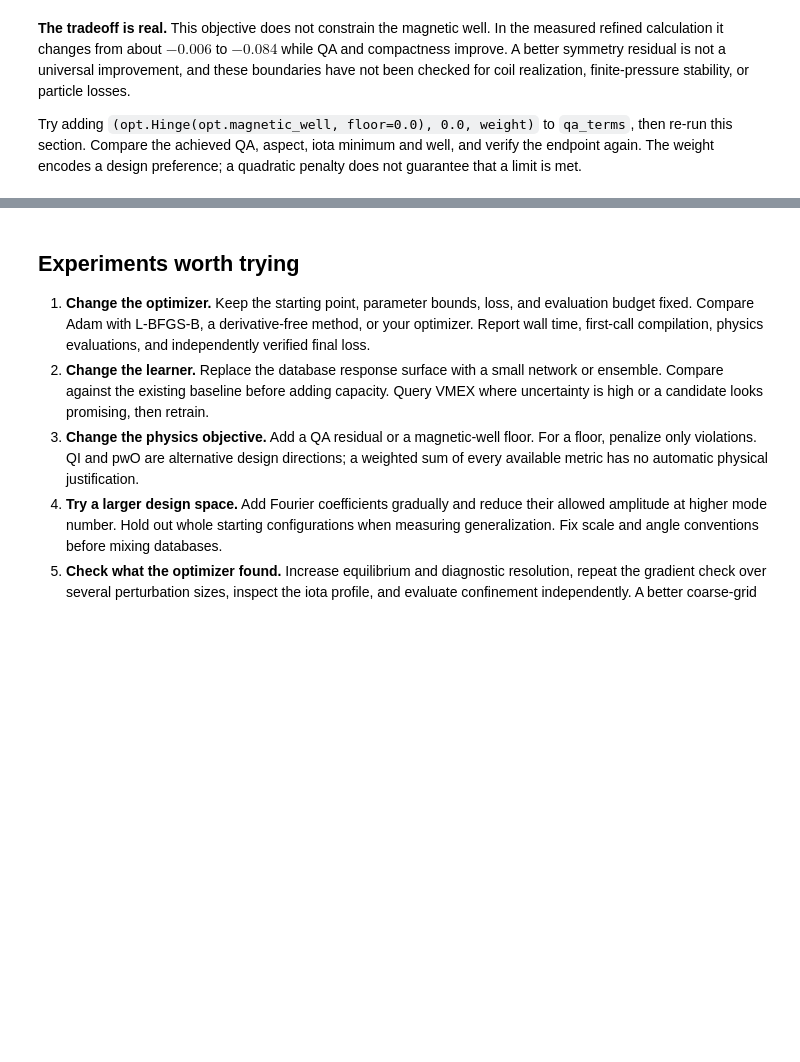
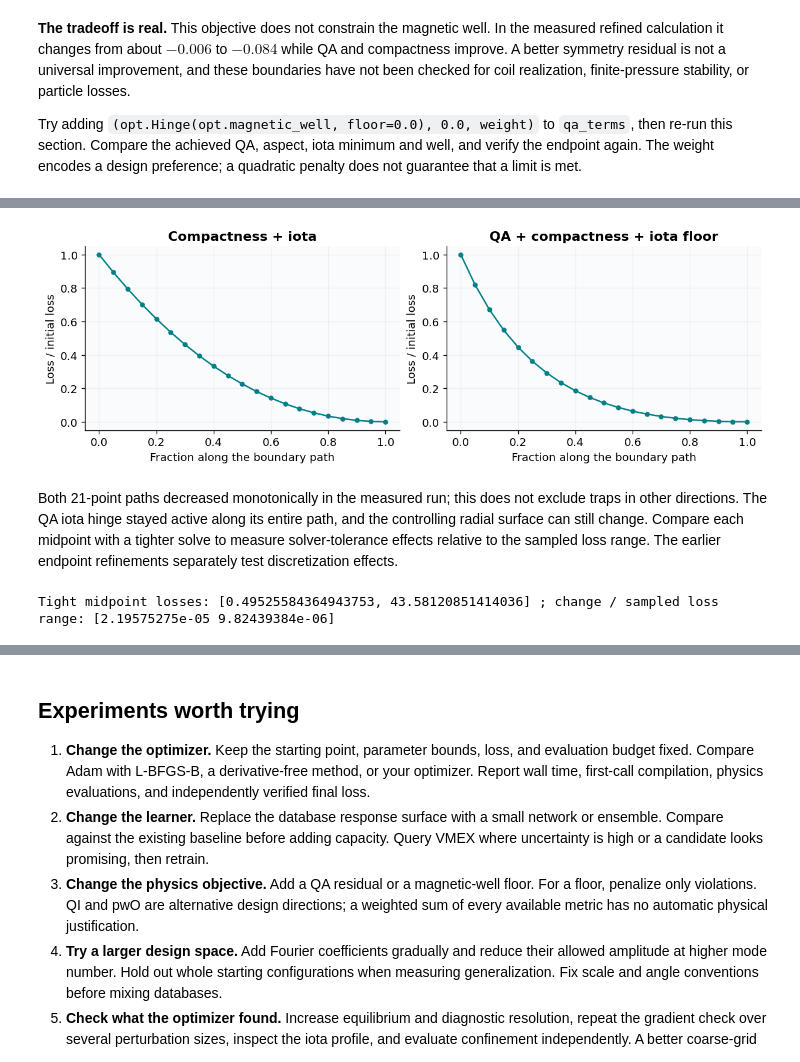
Before and after one commit to uwplasma/vmex, a Jupyter notebook: examples/machine_learning/stellarator_optimization.ipynb, the cells around one changed output, grey strips where cells are left out. Cells and saved outputs as stored; diff of their text form; code cells hidden in the pictures; blank space fills up the shorter version.

```diff
--- a/examples/machine_learning/stellarator_optimization.ipynb
+++ b/examples/machine_learning/stellarator_optimization.ipynb
@@ -616,0 +687,40 @@ Try adding `(opt.Hinge(opt.magnetic_well, floor=0.0), 0.0, weight)` to `qa_terms
+# %%
+PATH_POINTS = 21
+path_t = np.linspace(0, 1, PATH_POINTS)
+path_losses = np.full((PATH_POINTS, 2), np.nan)
+compact_input = problem.input_from_x(x_seed+STEP*lbfgs.x)
+path_pairs = [(seed, compact_input), (qa_seed, qa_final_input)]
+for j, (start, finish) in enumerate(path_pairs):
+    for i, t in enumerate(path_t):
+        inp = replace(start, rbc=(1-t)*start.rbc+t*finish.rbc, zbs=(1-t)*start.zbs+t*finish.zbs)
+        eq = opt.solve_equilibrium(inp, raise_on_max_iterations=True)
+        if j == 0:
+            path_losses[i, j] = float(physical_loss(eq.state, eq.runtime))
+        else:
+            rows = opt.residuals_from_tuples(eq.state, eq.runtime, qa_terms)
+            path_losses[i, j] = float(0.5*jnp.vdot(rows, rows))
+# %%
+fig, axes = plt.subplots(1, 2, figsize=(10, 3.3), layout="constrained")
+for j, (ax, title) in enumerate(zip(axes, ("Compactness + iota", "QA + compactness + iota floor"))):
+    ax.plot(path_t, path_losses[:, j]/path_losses[0, j], "o-", color=TEAL, markersize=4)
+    ax.set(xlabel="Fraction along the boundary path", ylabel="Loss / initial loss", title=title)
+    ax.grid(alpha=.15)
+show_figure(fig)
+np.savez(OUTPUT / "objective_paths.npz", fraction=path_t, loss=path_losses)
+# %% [output]
+[figure, added]
+# %% [markdown]
+Both 21-point paths decreased monotonically in the measured run; this does not exclude traps in other directions. The QA iota hinge stayed active along its entire path, and the controlling radial surface can still change. Compare each midpoint with a tighter solve to measure solver-tolerance effects relative to the sampled loss range. The earlier endpoint refinements separately test discretization effects.
+# %%
+path_mid, tight_losses = PATH_POINTS//2, []
+for j, (a, b) in enumerate(path_pairs):
+    t = path_t[path_mid]
+    inp = replace(a, rbc=(1-t)*a.rbc+t*b.rbc, zbs=(1-t)*a.zbs+t*b.zbs, ftol_array=np.array([1e-14]), niter_array=np.array([10000]))
+    eq = opt.solve_equilibrium(inp, raise_on_max_iterations=True)
+    rows = opt.residuals_from_tuples(eq.state, eq.runtime, qa_terms) if j else None
+    tight_losses.append(float(.5*jnp.vdot(rows, rows)) if j else float(physical_loss(eq.state, eq.runtime)))
+relative_change = np.abs(tight_losses-path_losses[path_mid])/np.ptp(path_losses, axis=0)
+print("Tight midpoint losses:", tight_losses, "; change / sampled loss range:", relative_change)
+np.savez(OUTPUT / "objective_path_checks.npz", tight_midpoint=tight_losses, relative_change=relative_change)
+# %% [output]
+Tight midpoint losses: [0.49525584364943753, 43.58120851414036] ; change / sampled loss range: [2.19575275e-05 9.82439384e-06]
```
Also changed, not shown: parts of 35 cells of this notebook, 1 other file.
